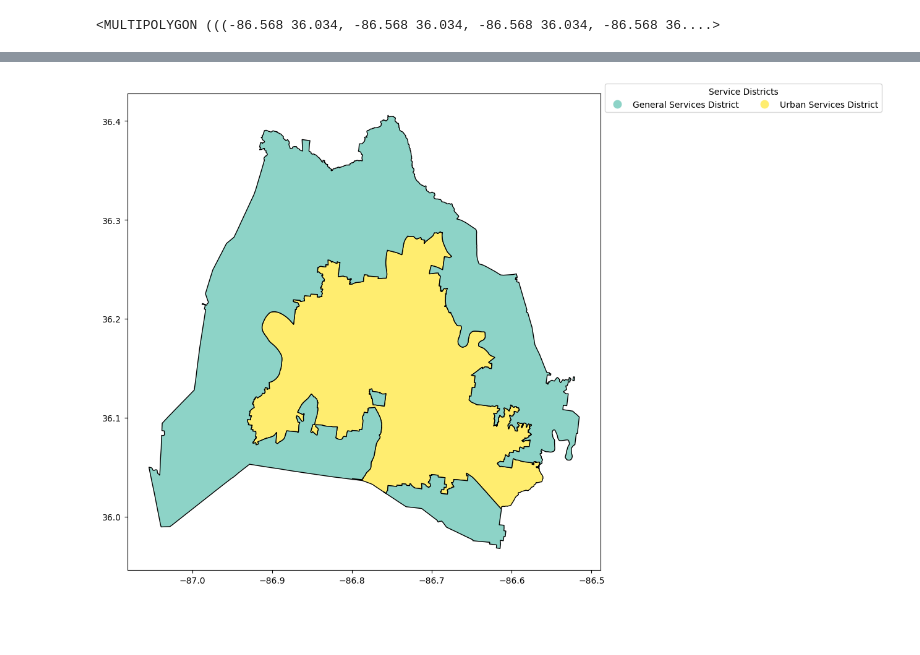
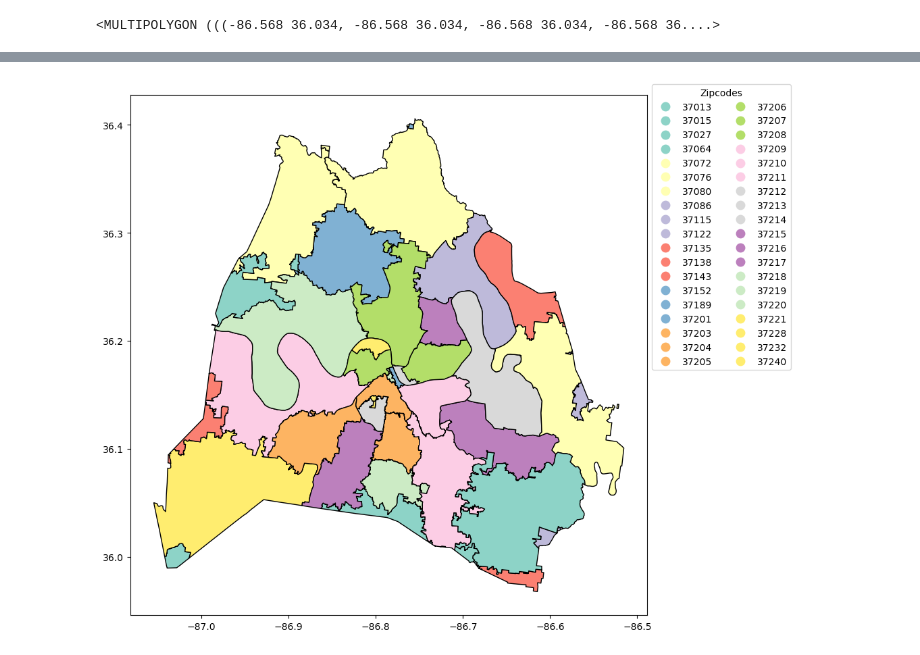
Before and after one commit to NSS-Data-Analytics-Cohort-10/geospatial-python-workshop-seanmalley1, a Jupyter notebook: notebooks/geo.ipynb, the cells around one changed output, grey strips where cells are left out. Saved outputs shown, nothing was run; the diff lists cells and outputs as text; code cells hidden in the pictures; blank space fills up the shorter version.

```diff
--- a/notebooks/geo.ipynb
+++ b/notebooks/geo.ipynb
@@ -38,11 +40,11 @@ districts.plot()
 # %%
-leg_kwds = {'title': 'Service Districts', 'loc': 'upper left',
+leg_kwds = {'title': 'Zipcodes', 'loc': 'upper left',
             'bbox_to_anchor': (1, 1.03), 'ncol': 2}
 
-districts.plot(column = 'name', figsize=(10, 10),
+zipcodes.plot(column = 'zip', figsize=(10, 10),
               edgecolor = 'black',
               legend = True, legend_kwds = leg_kwds,
               cmap = 'Set3')
 plt.show()
 # %% [output]
-[figure, old version]
+[figure, new version]
```
Also changed, not shown: parts of 13 cells of this notebook.
